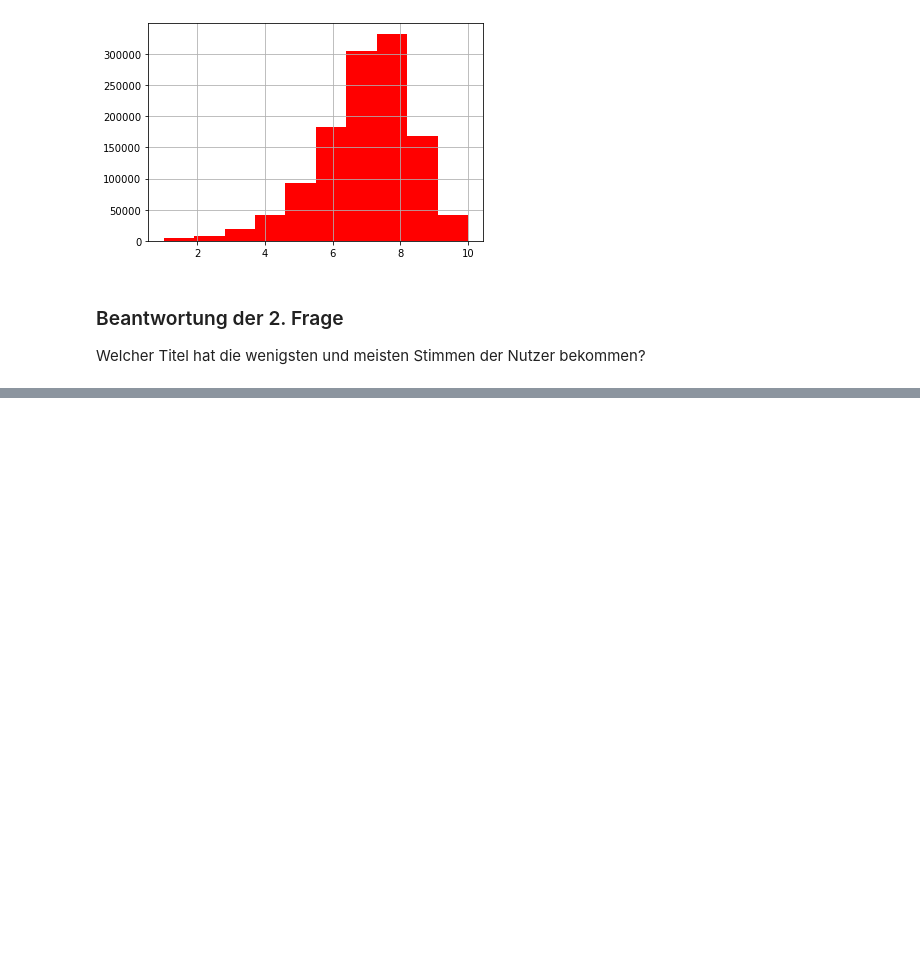
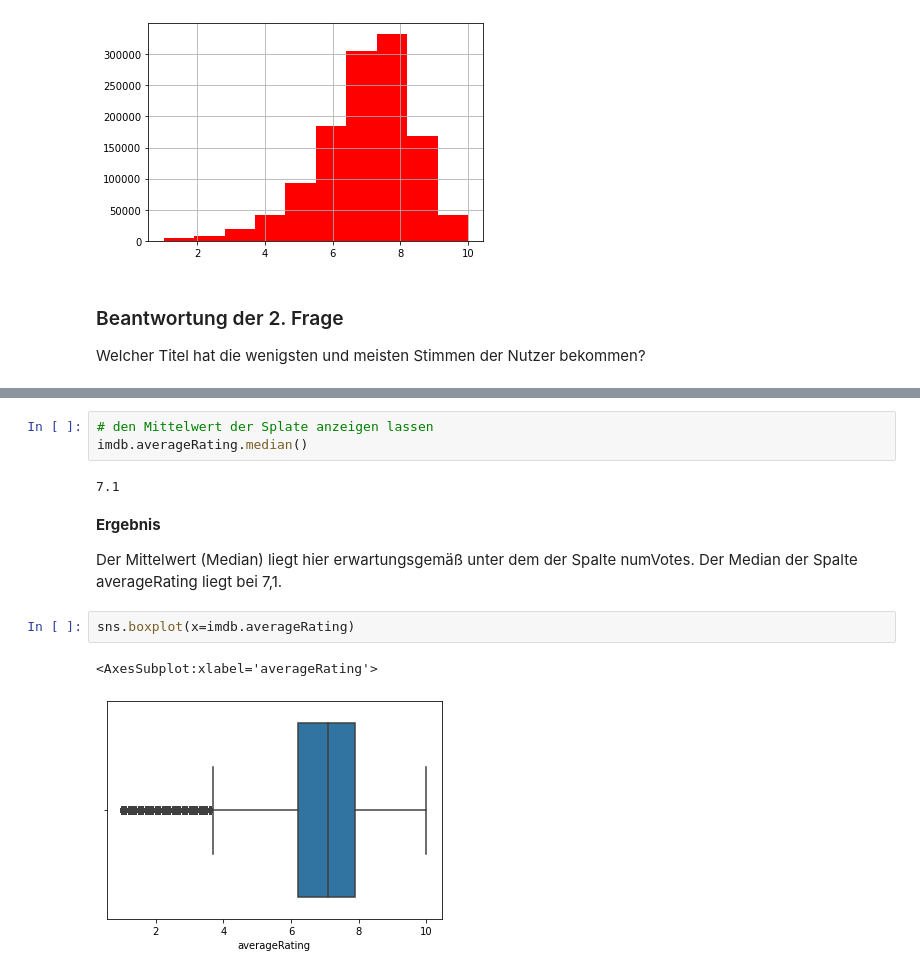
Before and after one commit to LadyBlue19/BdK6.5.3_P3_SoSe21_Jana_Bode, a Jupyter notebook: Aufgabe_2/IMDb - Datenset.ipynb, the cells around one changed output, grey strips where cells are left out. Saved outputs shown, nothing was run; the diff lists cells and outputs as text; blank space fills up the shorter version.

```diff
--- a/Aufgabe_2/IMDb - Datenset.ipynb
+++ b/Aufgabe_2/IMDb - Datenset.ipynb
@@ -230,0 +342,14 @@ Name: numVotes, Length: 1196709, dtype: int64
+# %%
+# den Mittelwert der Splate anzeigen lassen
+imdb.averageRating.median()
+# %% [output]
+7.1
+# %% [markdown]
+**Ergebnis**
+
+Der Mittelwert (Median) liegt hier erwartungsgemäß unter dem der Spalte numVotes. Der Median der Spalte averageRating liegt bei 7,1.
+# %%
+sns.boxplot(x=imdb.averageRating)
+# %% [output]
+<AxesSubplot:xlabel='averageRating'>
+[figure, added]
```
Also changed, not shown: parts of 23 cells of this notebook, 1 other file.
